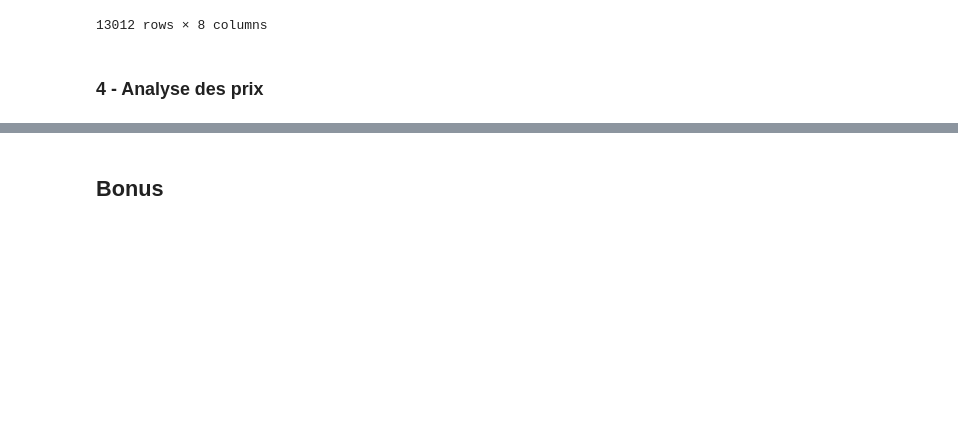
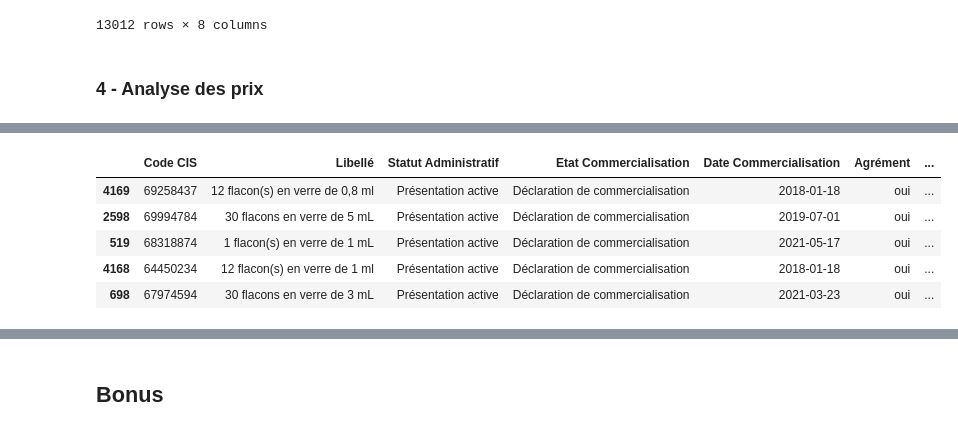
Before and after one commit to SowMobo/pandas_couverture_reseau, a Jupyter notebook: exercice.ipynb, the cells around one changed output, grey strips where cells are left out. Cells and saved outputs as stored; diff of their text form; code cells hidden in the pictures; blank space fills up the shorter version.

```diff
--- a/exercice.ipynb
+++ b/exercice.ipynb
@@ -642,2 +666,13 @@ df_pres
+# %%
+df_pre_com = df_pres_spe[df_pres_spe['Etat Commercialisation'] == 'Déclaration de commercialisation']
+df_pre_com = df_pre_com.sort_values('Prix hors honoraire', ascending= False)
+df_pre_com.iloc[:5]
+# %% [output]
+|  | Code CIS | Libellé | Statut Administratif | Etat Commercialisation | Date Commercialisation | Agrément | ... |
+| 4169 | 69258437 | 12 flacon(s) en verre de 0,8 ml | Présentation active | Déclaration de commercialisation | 2018-01-18 | oui | ... |
+| 2598 | 69994784 | 30 flacons en verre de 5 mL | Présentation active | Déclaration de commercialisation | 2019-07-01 | oui | ... |
+| 519 | 68318874 | 1 flacon(s) en verre de 1 mL | Présentation active | Déclaration de commercialisation | 2021-05-17 | oui | ... |
+| 4168 | 64450234 | 12 flacon(s) en verre de 1 ml | Présentation active | Déclaration de commercialisation | 2018-01-18 | oui | ... |
+| 698 | 67974594 | 30 flacons en verre de 3 mL | Présentation active | Déclaration de commercialisation | 2021-03-23 | oui | ... |
 # %% [markdown]
 <img src='./oc2.png' width=15px /> On aimerait maintenant effectuer une vérification dans la base en ligne du médicament, afin d'en savoir plus sur le médicament le plus cher. **Voici le [lien](http://base-donnees-publique.medicaments.gouv.fr/index.php#result) vers la base en ligne.**
```
Also changed, not shown: parts of 22 cells of this notebook.
